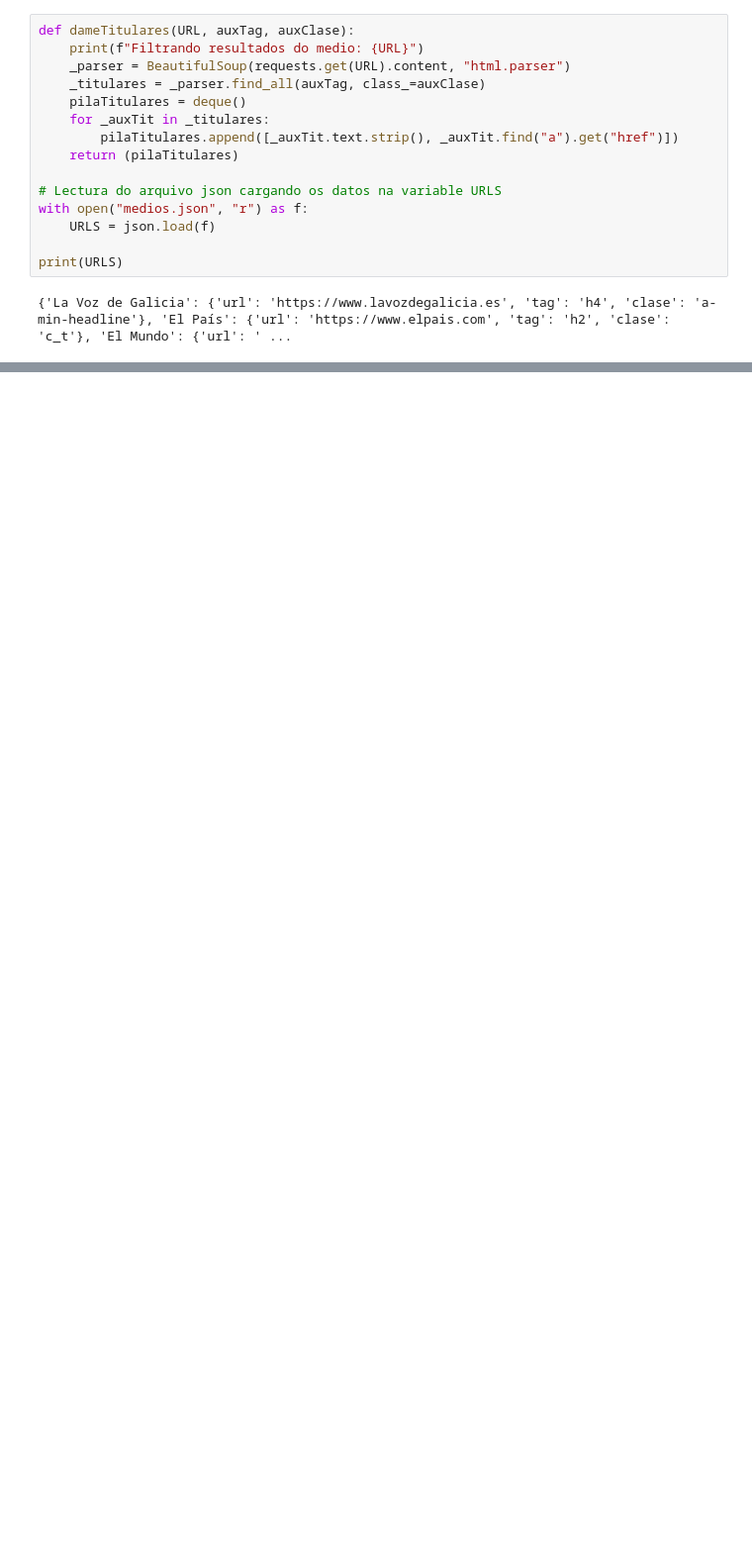
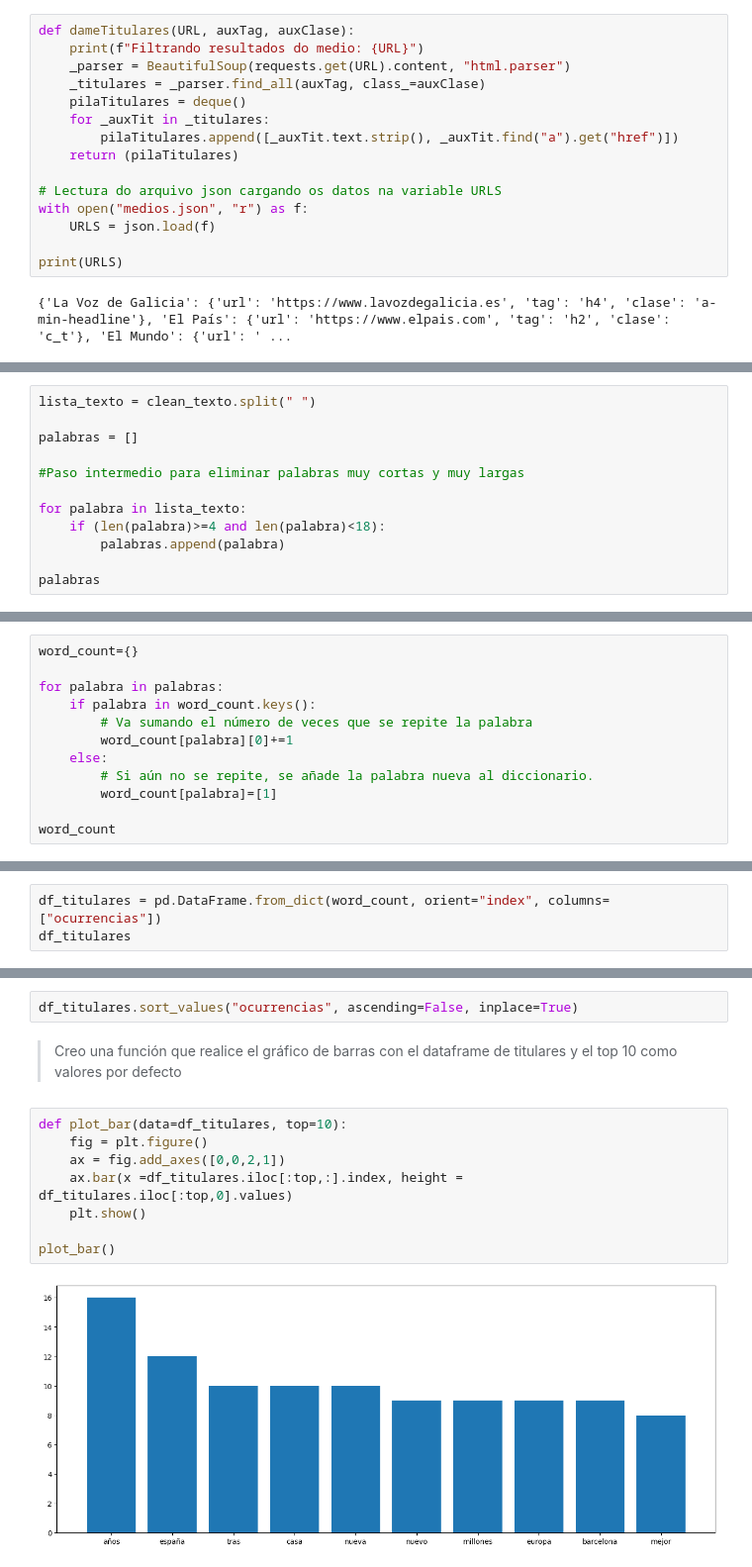
Before and after one commit to DaniMartinezX/SBD, a Jupyter notebook: practicas/T2.2/T2.2_descarga_titulares.ipynb, the cells around one changed output, grey strips where cells are left out. Shown at 99% size. Cells and saved outputs as stored; diff of their text form; blank space fills up the shorter version.

Commit message:
Seguimos con los titulares

```diff
--- a/practicas/T2.2/T2.2_descarga_titulares.ipynb
+++ b/practicas/T2.2/T2.2_descarga_titulares.ipynb
@@ -50,0 +156,12 @@ deque([])
+# %%
+lista_texto = clean_texto.split(" ")
+
+palabras = []
+
+#Paso intermedio para eliminar palabras muy cortas y muy largas
+
+for palabra in lista_texto:
+    if (len(palabra)>=4 and len(palabra)<18):
+        palabras.append(palabra)
+
+palabras
@@ -50,0 +188,12 @@ deque([])
+# %%
+word_count={}
+
+for palabra in palabras:
+    if palabra in word_count.keys():
+        # Va sumando el número de veces que se repite la palabra
+        word_count[palabra][0]+=1
+    else:
+        # Si aún no se repite, se añade la palabra nueva al diccionario.
+        word_count[palabra]=[1]
+
+word_count
@@ -50,0 +220,3 @@ deque([])
+# %%
+df_titulares = pd.DataFrame.from_dict(word_count, orient="index", columns=["ocurrencias"])
+df_titulares
@@ -50,0 +241,14 @@ deque([])
+# %%
+df_titulares.sort_values("ocurrencias", ascending=False, inplace=True)
+# %% [markdown]
+> Creo una función que realice el gráfico de barras con el dataframe de titulares y el top 10 como valores por defecto
+# %%
+def plot_bar(data=df_titulares, top=10):
+    fig = plt.figure()
+    ax = fig.add_axes([0,0,2,1])
+    ax.bar(x =df_titulares.iloc[:top,:].index, height = df_titulares.iloc[:top,0].values)
+    plt.show()
+
+plot_bar()
+# %% [output]
+[figure, added]
```
Also changed, not shown: parts of 22 cells of this notebook.
